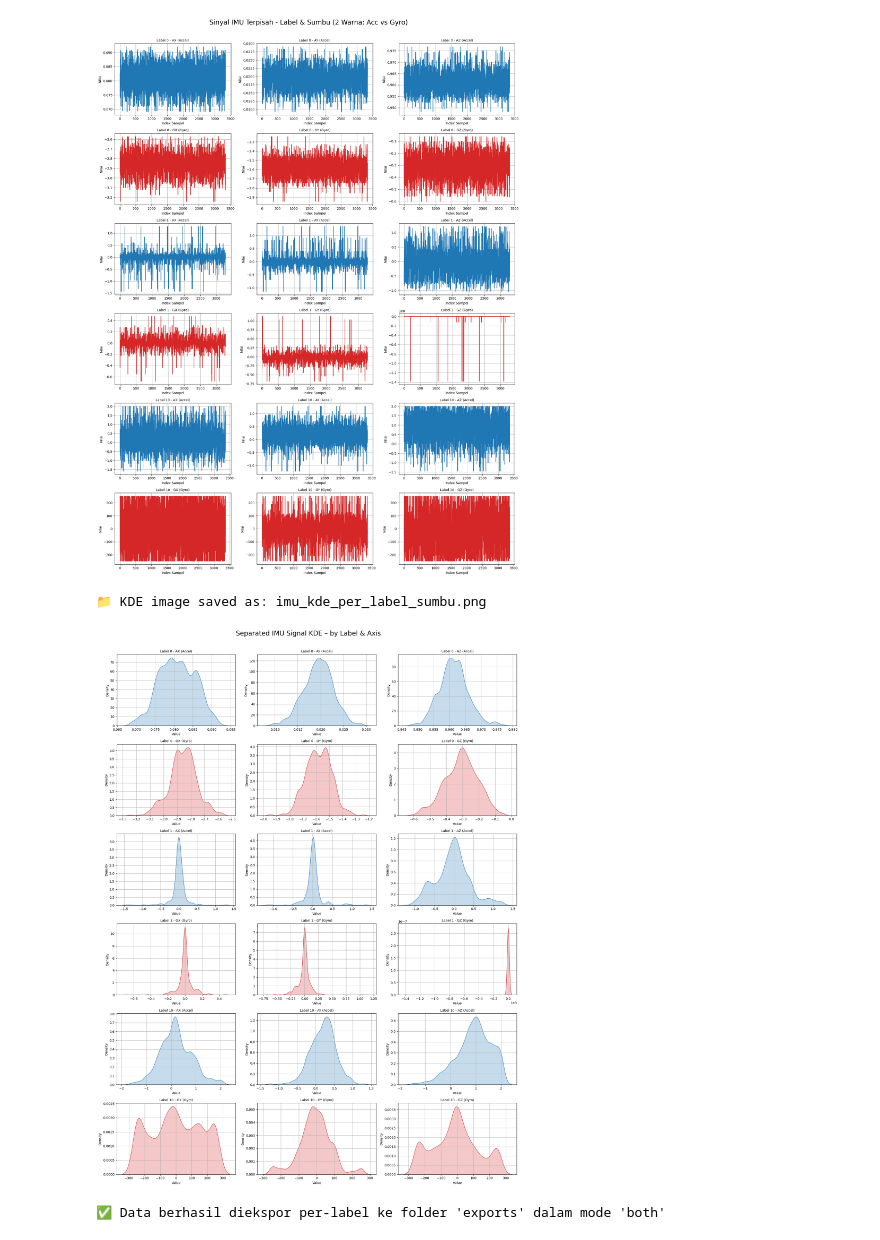
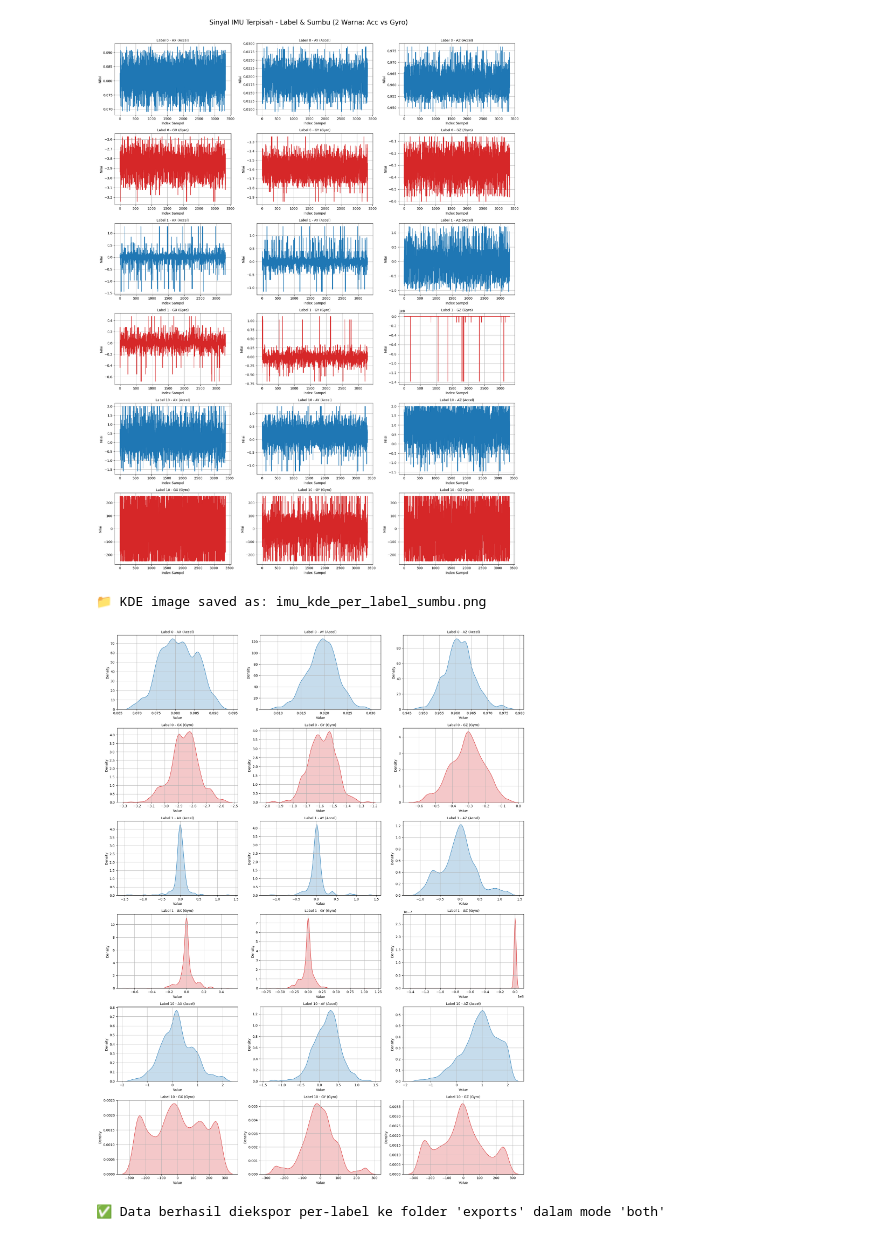
Before and after one commit to verykurniabakti/visenvimu, a Jupyter notebook: overfitting_imu_data_pso_svm.ipynb, the cells around one changed output. Drawn from its saved outputs; the diff is of its cells as text; code cells hidden in the pictures.

```diff
--- a/overfitting_imu_data_pso_svm.ipynb
+++ b/overfitting_imu_data_pso_svm.ipynb
@@ -140,7 +140,7 @@ gyro_color = 'tab:red'
 cols = 3
 rows = total_plots // cols + (total_plots % cols != 0)
 fig, axs = plt.subplots(rows, cols, figsize=(18, 4 * rows))
-fig.suptitle("Separated IMU Signal KDE – by Label & Axis", fontsize=20)
+# fig.suptitle("Separated IMU Signal KDE – by Label & Axis", fontsize=20)
 axs = axs.flatten()
 
 plot_idx = 0
@@ -148,34 +148,34 @@ for label in unique_labels:
     subset = df[df['label'] == label].reset_index(drop=True)
 
     # KDE plot for accelerometer
     for axis in axes_acc:
         sns.kdeplot(data=subset, x=axis, ax=axs[plot_idx], color=acc_color, fill=True)
         axs[plot_idx].set_title(f'Label {label} - {axis.upper()} (Accel)', fontsize=10)
         axs[plot_idx].set_xlabel('Value')
         axs[plot_idx].set_ylabel('Density')
         axs[plot_idx].grid(True)
         plot_idx += 1
 
     # KDE plot for gyroscope
     for axis in axes_gyro:
         sns.kdeplot(data=subset, x=axis, ax=axs[plot_idx], color=gyro_color, fill=True)
         axs[plot_idx].set_title(f'Label {label} - {axis.upper()} (Gyro)', fontsize=10)
         axs[plot_idx].set_xlabel('Value')
         axs[plot_idx].set_ylabel('Density')
         axs[plot_idx].grid(True)
         plot_idx += 1
 
 # Clear remaining subplots if any
 for i in range(plot_idx, len(axs)):
     fig.delaxes(axs[i])
 
 plt.tight_layout(rect=[0, 0, 1, 0.97])
 plt.savefig("imu_kde_per_label_sumbu.png", dpi=300)
 print("📁 KDE image saved as: imu_kde_per_label_sumbu.png")
 plt.show()
 # %% [output]
 📁 KDE image saved as: imu_kde_per_label_sumbu.png
-[figure, old version]
+[figure, new version]
 # %%
 import os
 
```
Also changed, not shown: parts of 3 cells of this notebook, 16 other files.
